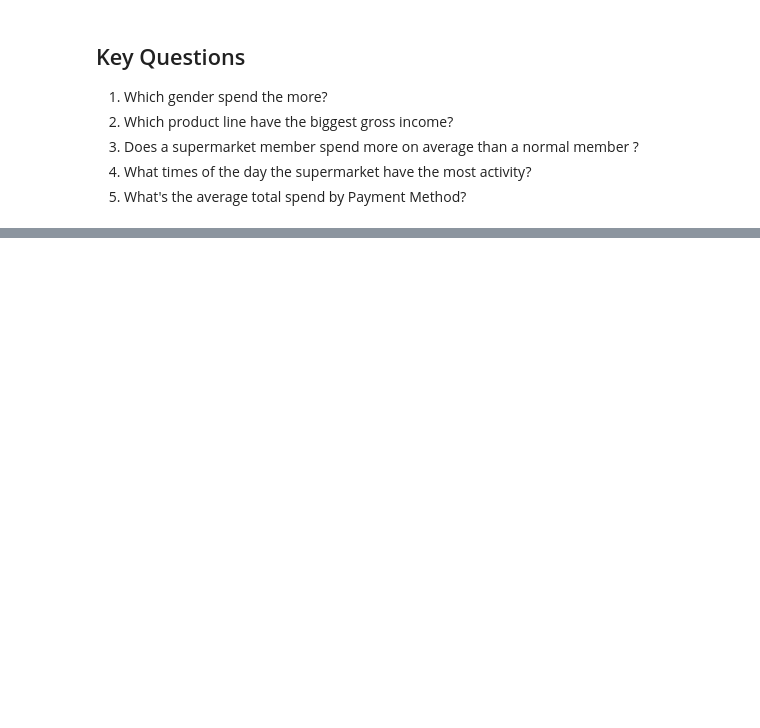
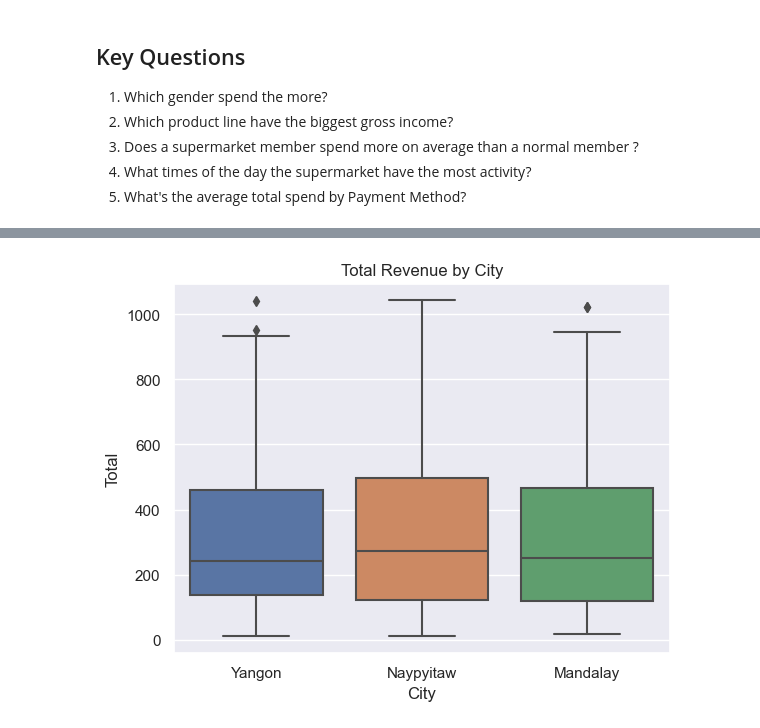
Before and after one commit to leonemma/Consumer-Behavior-and-Sales-Trends-in-Supermarkets, a Jupyter notebook: supermarkets_sales.ipynb, the cells around one changed output, grey strips where cells are left out. Drawn from its saved outputs; the diff is of its cells as text; code cells hidden in the pictures; blank space fills up the shorter version.

```diff
--- a/supermarkets_sales.ipynb
+++ b/supermarkets_sales.ipynb
@@ -440,0 +489,6 @@ $$
+# %%
+sns.boxplot(x=df['City'], y=df['Total'])
+plt.title('Total Revenue by City')
+plt.show()
+# %% [output]
+[figure, added]
```
Also changed, not shown: parts of 16 cells of this notebook.
